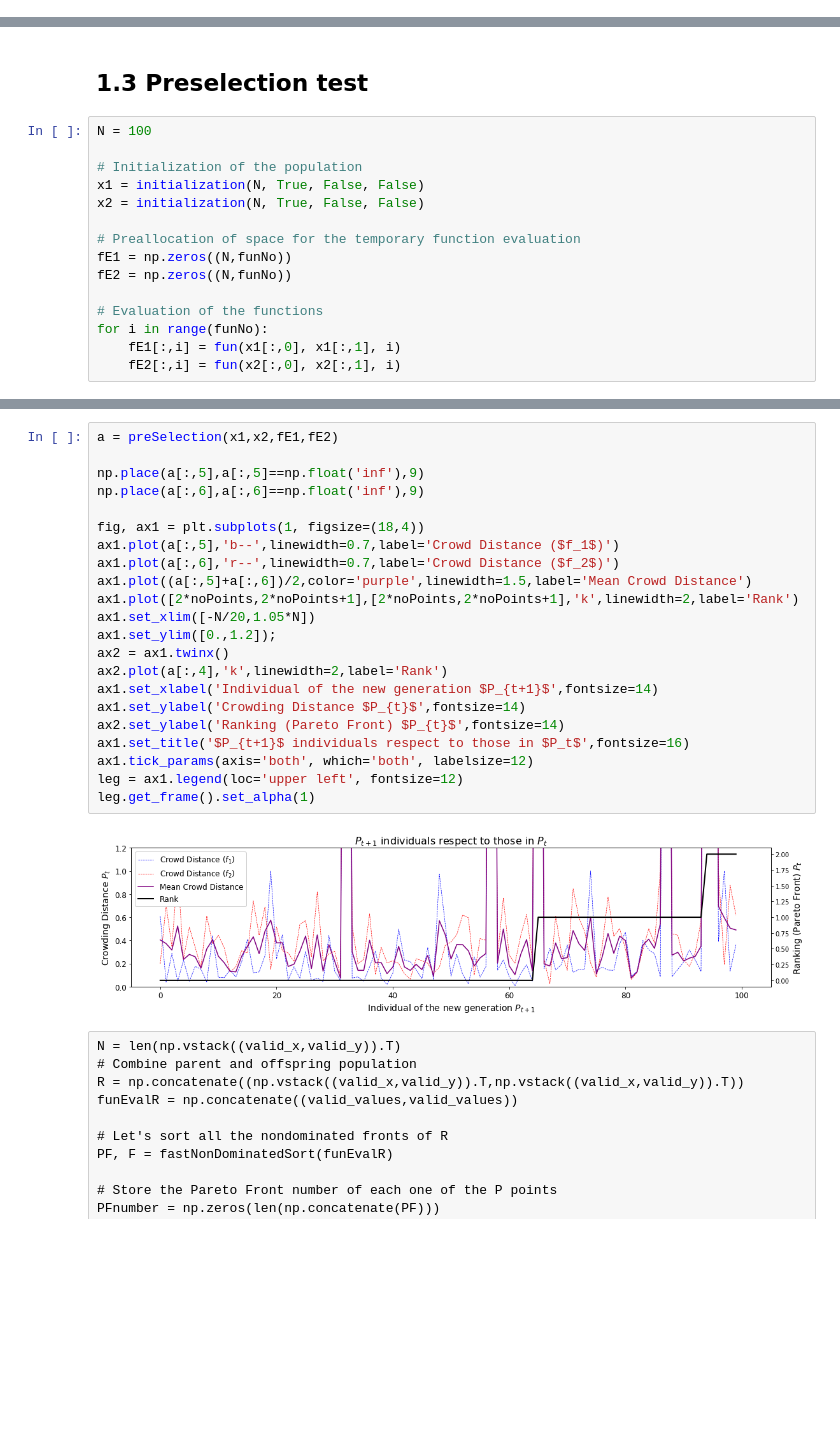
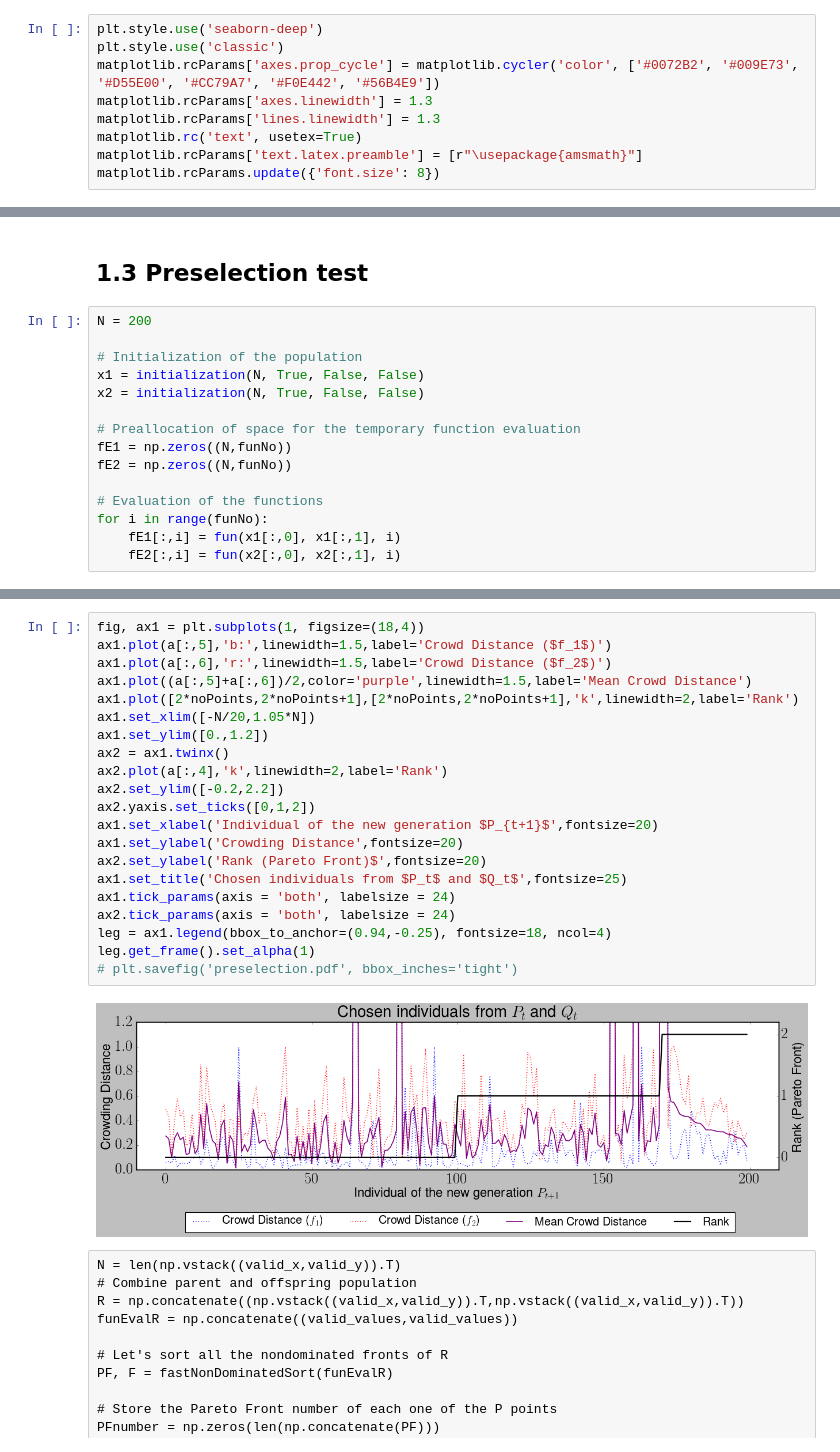
Before and after one commit to jlobatop/GA-CFD-MO, a Jupyter notebook: optimization/NSGA_II.ipynb, the cells around one changed output, grey strips where cells are left out. Cells and saved outputs as stored; diff of their text form; blank space fills up the shorter version.

```diff
--- a/optimization/NSGA_II.ipynb
+++ b/optimization/NSGA_II.ipynb
@@ -16,6 +17,15 @@ import warnings
 from matplotlib.colors import LogNorm
 from prettytable import PrettyTable
 import optunity
+# %%
+plt.style.use('seaborn-deep')
+plt.style.use('classic')
+matplotlib.rcParams['axes.prop_cycle'] = matplotlib.cycler('color', ['#0072B2', '#009E73', '#D55E00', '#CC79A7', '#F0E442', '#56B4E9'])
+matplotlib.rcParams['axes.linewidth'] = 1.3
+matplotlib.rcParams['lines.linewidth'] = 1.3
+matplotlib.rc('text', usetex=True)
+matplotlib.rcParams['text.latex.preamble'] = [r"\usepackage{amsmath}"]
+matplotlib.rcParams.update({'font.size': 8})
 # %% [markdown]
 # 0. Function definition
 # %% [markdown]
@@ -770,7 +793,7 @@ Text(0.5,1,'First objective function')
 # %% [markdown]
 ## 1.3 Preselection test
 # %%
-N = 100
+N = 200
 
 # Initialization of the population
 x1 = initialization(N, True, False, False)
@@ -787,27 +815,26 @@ for i in range(funNo):
 # %%
-a = preSelection(x1,x2,fE1,fE2)
-
-np.place(a[:,5],a[:,5]==np.float('inf'),9)
-np.place(a[:,6],a[:,6]==np.float('inf'),9)
-
 fig, ax1 = plt.subplots(1, figsize=(18,4))
-ax1.plot(a[:,5],'b--',linewidth=0.7,label='Crowd Distance ($f_1$)')
-ax1.plot(a[:,6],'r--',linewidth=0.7,label='Crowd Distance ($f_2$)')
+ax1.plot(a[:,5],'b:',linewidth=1.5,label='Crowd Distance ($f_1$)')
+ax1.plot(a[:,6],'r:',linewidth=1.5,label='Crowd Distance ($f_2$)')
 ax1.plot((a[:,5]+a[:,6])/2,color='purple',linewidth=1.5,label='Mean Crowd Distance')
 ax1.plot([2*noPoints,2*noPoints+1],[2*noPoints,2*noPoints+1],'k',linewidth=2,label='Rank')
 ax1.set_xlim([-N/20,1.05*N])
-ax1.set_ylim([0.,1.2]);
+ax1.set_ylim([0.,1.2])
 ax2 = ax1.twinx()
 ax2.plot(a[:,4],'k',linewidth=2,label='Rank')
-ax1.set_xlabel('Individual of the new generation $P_{t+1}$',fontsize=14)
-ax1.set_ylabel('Crowding Distance $P_{t}$',fontsize=14)
-ax2.set_ylabel('Ranking (Pareto Front) $P_{t}$',fontsize=14)
-ax1.set_title('$P_{t+1}$ individuals respect to those in $P_t$',fontsize=16)
-ax1.tick_params(axis='both', which='both', labelsize=12)
-leg = ax1.legend(loc='upper left', fontsize=12)
+ax2.set_ylim([-0.2,2.2])
+ax2.yaxis.set_ticks([0,1,2])
+ax1.set_xlabel('Individual of the new generation $P_{t+1}$',fontsize=20)
+ax1.set_ylabel('Crowding Distance',fontsize=20)
+ax2.set_ylabel('Rank (Pareto Front)$',fontsize=20)
+ax1.set_title('Chosen individuals from $P_t$ and $Q_t$',fontsize=25)
+ax1.tick_params(axis = 'both', labelsize = 24)
+ax2.tick_params(axis = 'both', labelsize = 24)
+leg = ax1.legend(bbox_to_anchor=(0.94,-0.25), fontsize=18, ncol=4)
 leg.get_frame().set_alpha(1)
+# plt.savefig('preselection.pdf', bbox_inches='tight')
 # %% [output]
-[figure, old version]
+[figure, new version]
 # %% [raw]
 N = len(np.vstack((valid_x,valid_y)).T)
 # Combine parent and offspring population
```
Also changed, not shown: parts of 18 cells of this notebook, 54 other files.
